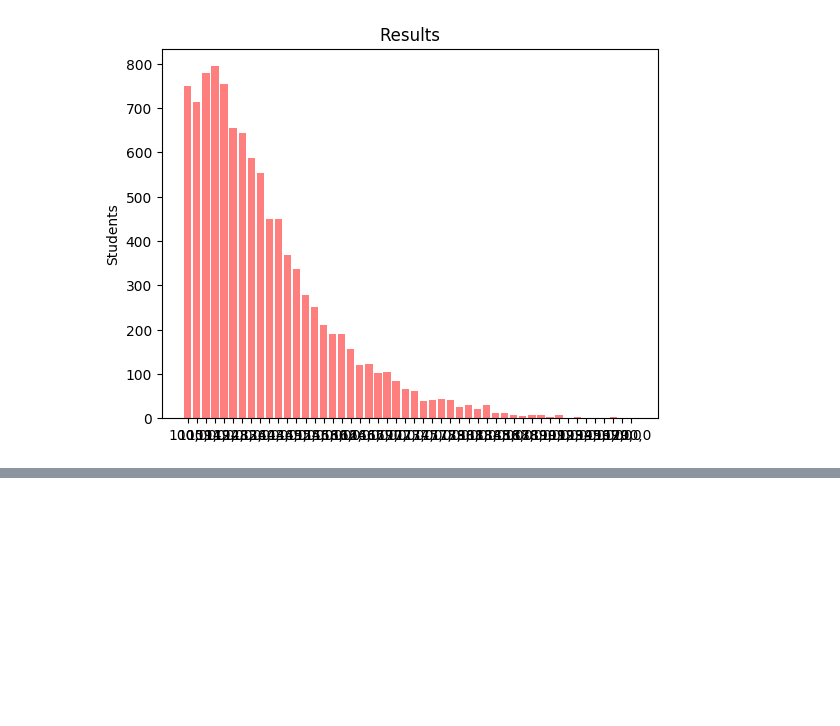
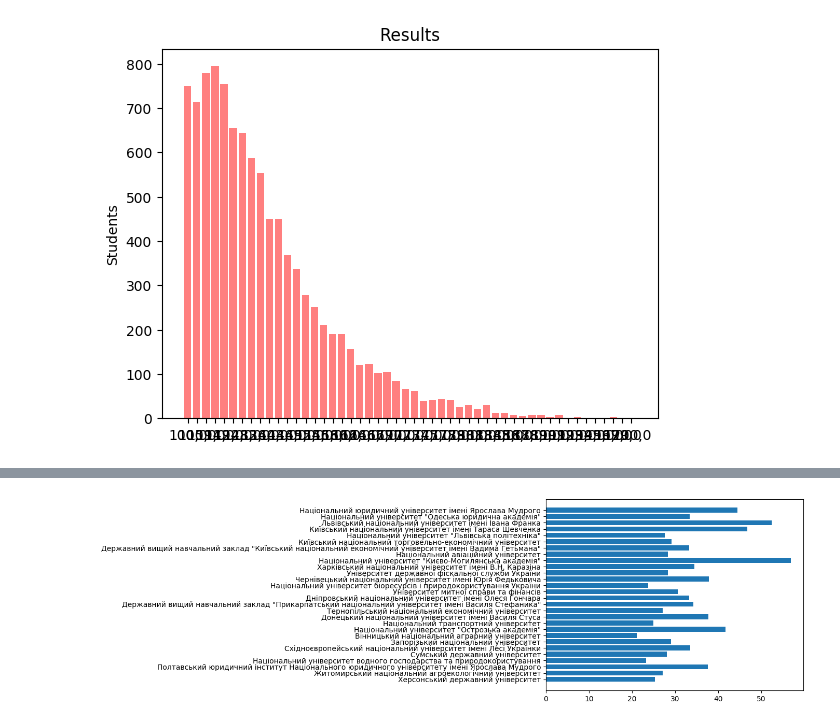
Before and after one commit to maab2198/applied_ds_python, a Jupyter notebook: applied_plotting/C2_A4.ipynb, the cells around one changed output, grey strips where cells are left out. Saved outputs shown, nothing was run; the diff lists cells and outputs as text; code cells hidden in the pictures; blank space fills up the shorter version.

```diff
--- a/applied_plotting/C2_A4.ipynb
+++ b/applied_plotting/C2_A4.ipynb
@@ -446,0 +402,3 @@ plt.show()
+# %%
+l_mean = l_mean.sort_values('mean', ascending=False)
+l_mean
@@ -446,0 +424,18 @@ plt.show()
+# %%
+c = c.reset_index()
+merged_t = pd.merge(c,l_mean, how="left",right_on="EONAME", left_on="Назва закладу")
+# %%
+fig, ax = plt.subplots()
+
+merged_t = merged_t.dropna(subset=["mean"])
+mean = merged_t["mean"] - 100
+
+y_pos = list(merged_t["Назва закладу"])
+ax.barh(y_pos, mean)
+# ax.set_yticks(y_pos)
+
+ax.invert_yaxis()  # labels read top-to-bottom
+# ax.set_xlabel('Performance')
+# ax.set_title('How fast do you want to go today?')
+# %% [output]
+[figure, added]
```
Also changed, not shown: parts of 35 cells of this notebook.
